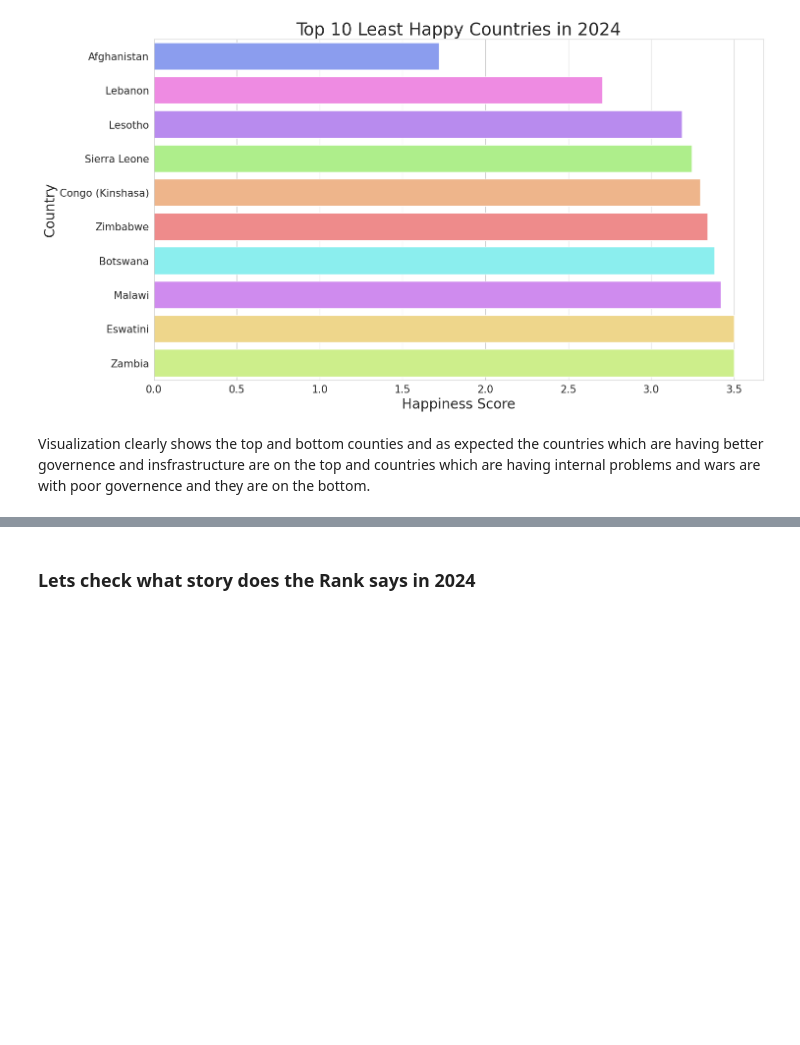
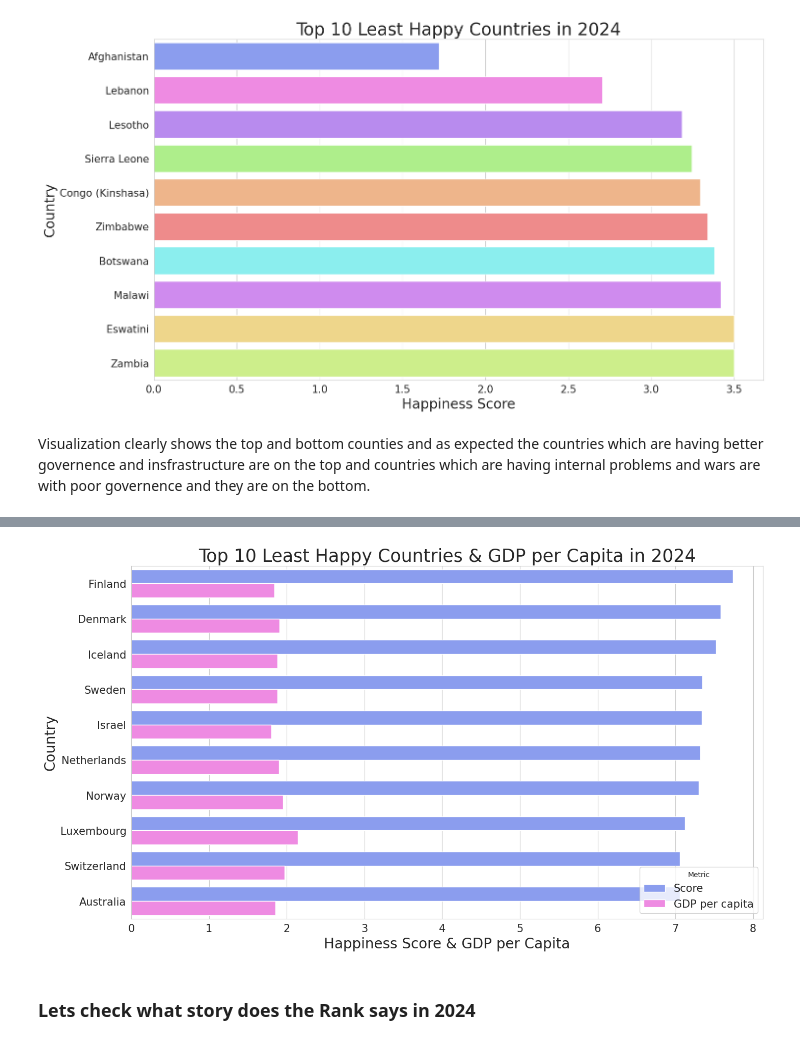
Before and after one commit to samithcsachi/Kaggle_Notebooks, a Jupyter notebook: world-happiness-how-happy-we-are.ipynb, the cells around one changed output, grey strips where cells are left out. Cells and saved outputs as stored; diff of their text form; code cells hidden in the pictures; blank space fills up the shorter version.

Commit message:
Kaggle Notebook | World Happiness : How happy we are ? | Version 4

```diff
--- a/world-happiness-how-happy-we-are.ipynb
+++ b/world-happiness-how-happy-we-are.ipynb
@@ -242,0 +247,6 @@ Visualization clearly shows the top and bottom counties and as expected the coun
+# %%
+# Average top 10 most happy countries and thier GDP
+country_score_avg = data[data['Year']==2024].groupby(by = ['Country or region','GDP per capita'])['Score'].mean().reset_index()
+table3 = country_score_avg.sort_values(by = 'Score', ascending = False).head(10)
+
+table3
@@ -243,3 +265,25 @@ Visualization clearly shows the top and bottom counties and as expected the coun
+# %%
+# Reshape Data for Grouped Bar Plot
+table_m = table3.melt(id_vars=['Country or region'],
+                            value_vars=['Score', 'GDP per capita'],
+                            var_name='Metric', value_name='Value')
+
+# Create the Plot
+plt.figure(figsize=(16, 9))
+sns.barplot(data=table_m, y='Country or region', x='Value', hue='Metric', palette=my_palette)
+
+# Titles and Labels
+plt.title("Top 10 Least Happy Countries & GDP per Capita in 2024", fontsize=25)
+plt.xlabel("Happiness Score & GDP per Capita", fontsize=20)
+plt.ylabel("Country", fontsize=20)
+plt.xticks(fontsize=15)
+plt.yticks(fontsize=15)
+plt.legend(title="Metric", fontsize=15)
+
+# Show Plot
+plt.show()
+# %% [output]
+[figure, added]
 # %% [markdown]
 ### Lets check what story does the Rank says in 2024
 # %%
```
Also changed, not shown: parts of 26 cells of this notebook.
